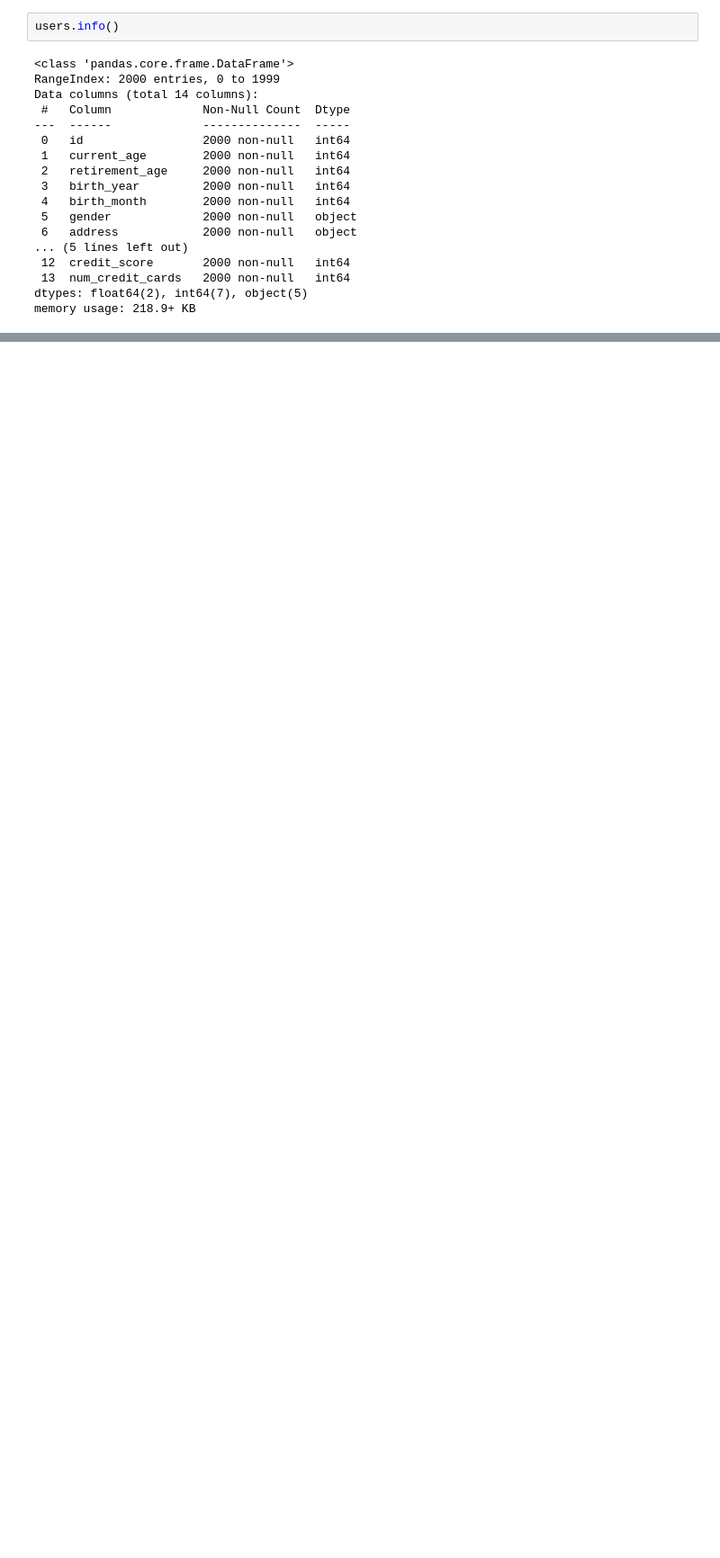
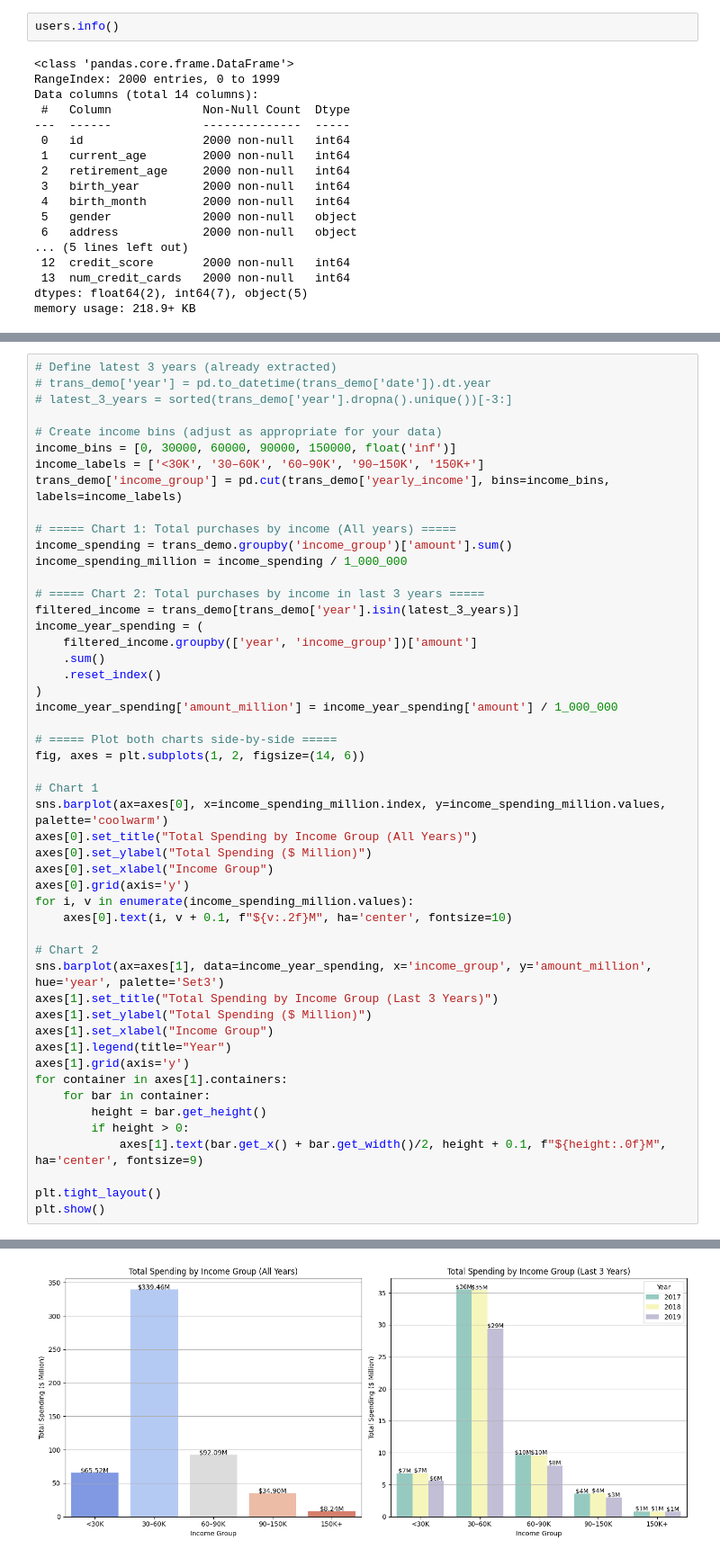
Before and after one commit to TuanTran2025/Final-Project, a Jupyter notebook: Final_Project.ipynb, the cells around one changed output, grey strips where cells are left out. Shown at 90% size. Drawn from its saved outputs; the diff is of its cells as text; blank space fills up the shorter version.

```diff
--- a/Final_Project.ipynb
+++ b/Final_Project.ipynb
@@ -340,0 +1131,51 @@ ltv.head()
+# %%
+# Define latest 3 years (already extracted)
+# trans_demo['year'] = pd.to_datetime(trans_demo['date']).dt.year
+# latest_3_years = sorted(trans_demo['year'].dropna().unique())[-3:]
+
+# Create income bins (adjust as appropriate for your data)
+income_bins = [0, 30000, 60000, 90000, 150000, float('inf')]
+income_labels = ['<30K', '30–60K', '60–90K', '90–150K', '150K+']
+trans_demo['income_group'] = pd.cut(trans_demo['yearly_income'], bins=income_bins, labels=income_labels)
+
+# ===== Chart 1: Total purchases by income (All years) =====
+income_spending = trans_demo.groupby('income_group')['amount'].sum()
+income_spending_million = income_spending / 1_000_000
+
+# ===== Chart 2: Total purchases by income in last 3 years =====
+filtered_income = trans_demo[trans_demo['year'].isin(latest_3_years)]
+income_year_spending = (
+    filtered_income.groupby(['year', 'income_group'])['amount']
+    .sum()
+    .reset_index()
+)
+income_year_spending['amount_million'] = income_year_spending['amount'] / 1_000_000
+
+# ===== Plot both charts side-by-side =====
+fig, axes = plt.subplots(1, 2, figsize=(14, 6))
+
+# Chart 1
+sns.barplot(ax=axes[0], x=income_spending_million.index, y=income_spending_million.values, palette='coolwarm')
+axes[0].set_title("Total Spending by Income Group (All Years)")
+axes[0].set_ylabel("Total Spending ($ Million)")
+axes[0].set_xlabel("Income Group")
+axes[0].grid(axis='y')
+for i, v in enumerate(income_spending_million.values):
+    axes[0].text(i, v + 0.1, f"${v:.2f}M", ha='center', fontsize=10)
+
+# Chart 2
+sns.barplot(ax=axes[1], data=income_year_spending, x='income_group', y='amount_million', hue='year', palette='Set3')
+axes[1].set_title("Total Spending by Income Group (Last 3 Years)")
+axes[1].set_ylabel("Total Spending ($ Million)")
+axes[1].set_xlabel("Income Group")
+axes[1].legend(title="Year")
+axes[1].grid(axis='y')
+for container in axes[1].containers:
+    for bar in container:
+        height = bar.get_height()
+        if height > 0:
+            axes[1].text(bar.get_x() + bar.get_width()/2, height + 0.1, f"${height:.0f}M", ha='center', fontsize=9)
+
+plt.tight_layout()
+plt.show()
+# %% [output]
@@ -340,0 +1185 @@ ltv.head()
+[figure, added]
```
Also changed, not shown: parts of 147 cells of this notebook.
